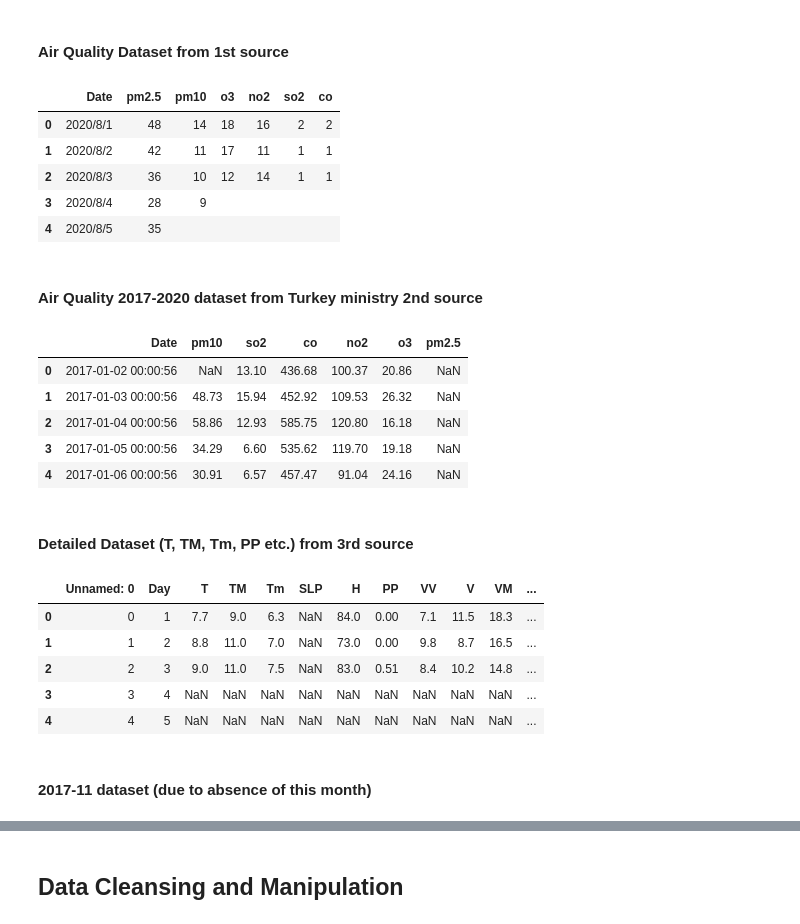
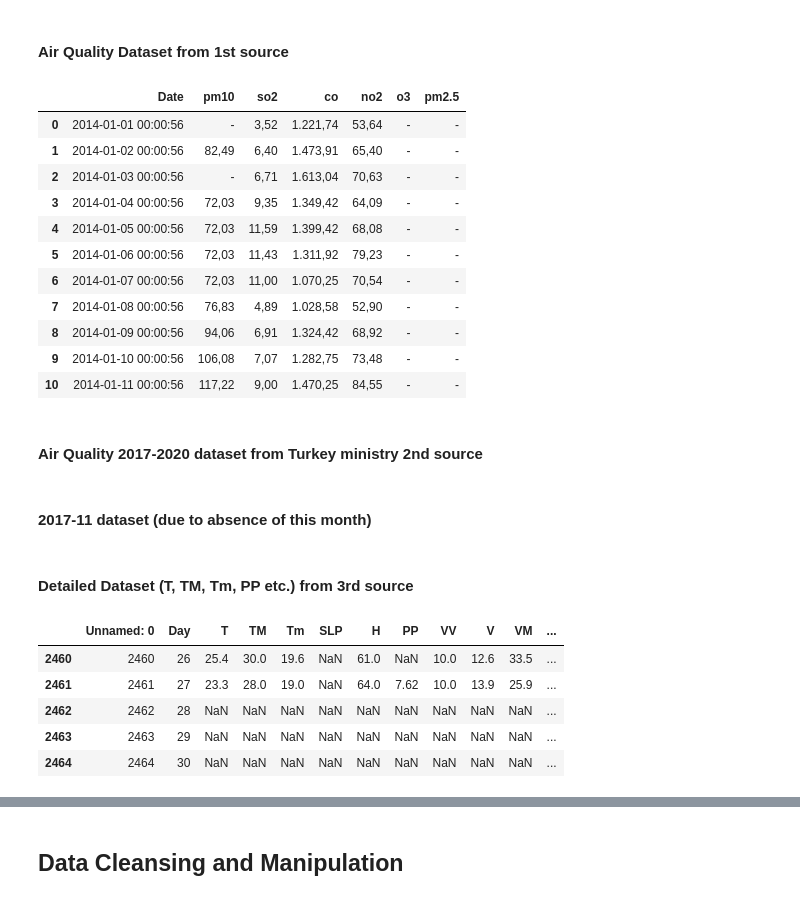
Before and after one commit to erolerdogan/AirQuality_in_Istanbul, a Jupyter notebook: AQI_in_Istanbul.ipynb, the cells around one changed output, grey strips where cells are left out. Saved outputs shown, nothing was run; the diff lists cells and outputs as text; code cells hidden in the pictures.

Commit message:
modifying aqi_first, removing aqi_second(no need anymore)

```diff
--- a/AQI_in_Istanbul.ipynb
+++ b/AQI_in_Istanbul.ipynb
@@ -57,27 +57,31 @@ import numpy as np
 # %% [markdown]
 #### Air Quality Dataset from 1st source
 # %%
-aqi_first = pd.read_csv("istanbul_aqi.csv", names=["Date", "pm2.5", "pm10", "o3", "no2", "so2", "co"], header=0)
-
-aqi_first.head()
+aqi_first = pd.read_excel("istanbul_sirinevler_aqi_2014-2020.xlsx",
+                          names=["Date", "pm10", "so2", "co", "no2", "o3", "pm2.5"], header=2)
+aqi_first.head(11)
 # %% [output]
-|  | Date | pm2.5 | pm10 | o3 | no2 | so2 | co |
-| 0 | 2020/8/1 | 48 | 14 | 18 | 16 | 2 | 2 |
-| 1 | 2020/8/2 | 42 | 11 | 17 | 11 | 1 | 1 |
-| 2 | 2020/8/3 | 36 | 10 | 12 | 14 | 1 | 1 |
-| 3 | 2020/8/4 | 28 | 9 |  |  |  |  |
-| 4 | 2020/8/5 | 35 |  |  |  |  |  |
+|  | Date | pm10 | so2 | co | no2 | o3 | pm2.5 |
+| 0 | 2014-01-01 00:00:56 | - | 3,52 | 1.221,74 | 53,64 | - | - |
+| 1 | 2014-01-02 00:00:56 | 82,49 | 6,40 | 1.473,91 | 65,40 | - | - |
+| 2 | 2014-01-03 00:00:56 | - | 6,71 | 1.613,04 | 70,63 | - | - |
+| 3 | 2014-01-04 00:00:56 | 72,03 | 9,35 | 1.349,42 | 64,09 | - | - |
+| 4 | 2014-01-05 00:00:56 | 72,03 | 11,59 | 1.399,42 | 68,08 | - | - |
+| 5 | 2014-01-06 00:00:56 | 72,03 | 11,43 | 1.311,92 | 79,23 | - | - |
+| 6 | 2014-01-07 00:00:56 | 72,03 | 11,00 | 1.070,25 | 70,54 | - | - |
+| 7 | 2014-01-08 00:00:56 | 76,83 | 4,89 | 1.028,58 | 52,90 | - | - |
+| 8 | 2014-01-09 00:00:56 | 94,06 | 6,91 | 1.324,42 | 68,92 | - | - |
+| 9 | 2014-01-10 00:00:56 | 106,08 | 7,07 | 1.282,75 | 73,48 | - | - |
+| 10 | 2014-01-11 00:00:56 | 117,22 | 9,00 | 1.470,25 | 84,55 | - | - |
 # %% [markdown]
 #### Air Quality 2017-2020 dataset from Turkey ministry 2nd source
 # %%
-aqi_second = pd.read_excel("istanbul_besiktas_aqi_sim_2017-2020.xlsx", header=1,
-                           names=["Date", "pm10", "so2", "co", "no2", "o3", "pm2.5"])
+## On new version, we donot need to use or merge new data
 
-aqi_second.head()
+#aqi_second = pd.read_excel("istanbul_besiktas_aqi_sim_2017-2020.xlsx", header=1,
+#                           names=["Date", "pm10", "so2", "co", "no2", "o3", "pm2.5"])
+#
+#aqi_second.head()
+#
-# %% [output]
-|  | Date | pm10 | so2 | co | no2 | o3 | pm2.5 |
-| 0 | 2017-01-02 00:00:56 | NaN | 13.10 | 436.68 | 100.37 | 20.86 | NaN |
-| 1 | 2017-01-03 00:00:56 | 48.73 | 15.94 | 452.92 | 109.53 | 26.32 | NaN |
-| 2 | 2017-01-04 00:00:56 | 58.86 | 12.93 | 585.75 | 120.80 | 16.18 | NaN |
-| 3 | 2017-01-05 00:00:56 | 34.29 | 6.60 | 535.62 | 119.70 | 19.18 | NaN |
-| 4 | 2017-01-06 00:00:56 | 30.91 | 6.57 | 457.47 | 91.04 | 24.16 | NaN |
+# %% [markdown]
+#### 2017-11 dataset (due to absence of this month)
@@ -86,13 +96,11 @@ aqi_second.head()
 # %%
 detailed_data = pd.read_csv("combined_data.csv")
 
-detailed_data.head()
+detailed_data.tail()
 # %% [output]
 |  | Unnamed: 0 | Day | T | TM | Tm | SLP | H | PP | VV | V | VM | ... |
-| 0 | 0 | 1 | 7.7 | 9.0 | 6.3 | NaN | 84.0 | 0.00 | 7.1 | 11.5 | 18.3 | ... |
-| 1 | 1 | 2 | 8.8 | 11.0 | 7.0 | NaN | 73.0 | 0.00 | 9.8 | 8.7 | 16.5 | ... |
-| 2 | 2 | 3 | 9.0 | 11.0 | 7.5 | NaN | 83.0 | 0.51 | 8.4 | 10.2 | 14.8 | ... |
-| 3 | 3 | 4 | NaN | NaN | NaN | NaN | NaN | NaN | NaN | NaN | NaN | ... |
-| 4 | 4 | 5 | NaN | NaN | NaN | NaN | NaN | NaN | NaN | NaN | NaN | ... |
+| 2460 | 2460 | 26 | 25.4 | 30.0 | 19.6 | NaN | 61.0 | NaN | 10.0 | 12.6 | 33.5 | ... |
+| 2461 | 2461 | 27 | 23.3 | 28.0 | 19.0 | NaN | 64.0 | 7.62 | 10.0 | 13.9 | 25.9 | ... |
+| 2462 | 2462 | 28 | NaN | NaN | NaN | NaN | NaN | NaN | NaN | NaN | NaN | ... |
+| 2463 | 2463 | 29 | NaN | NaN | NaN | NaN | NaN | NaN | NaN | NaN | NaN | ... |
+| 2464 | 2464 | 30 | NaN | NaN | NaN | NaN | NaN | NaN | NaN | NaN | NaN | ... |
-# %% [markdown]
-#### 2017-11 dataset (due to absence of this month)
```
Also changed, not shown: parts of 46 cells of this notebook.
